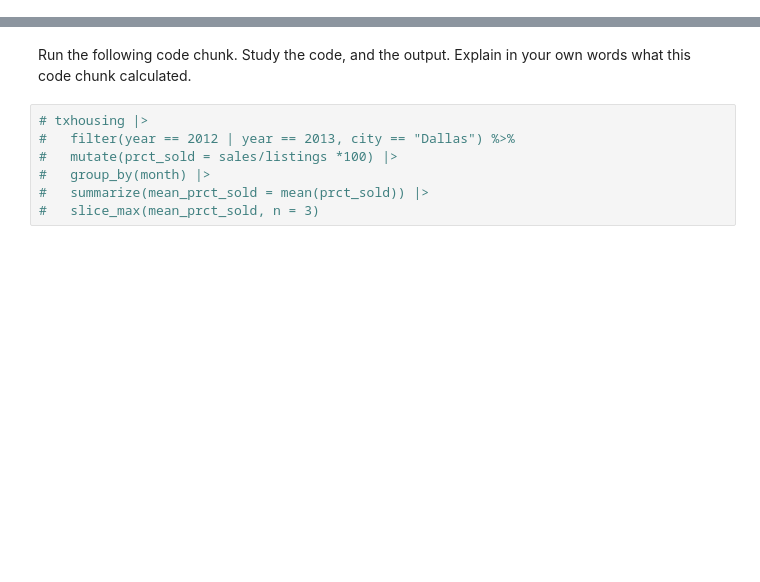
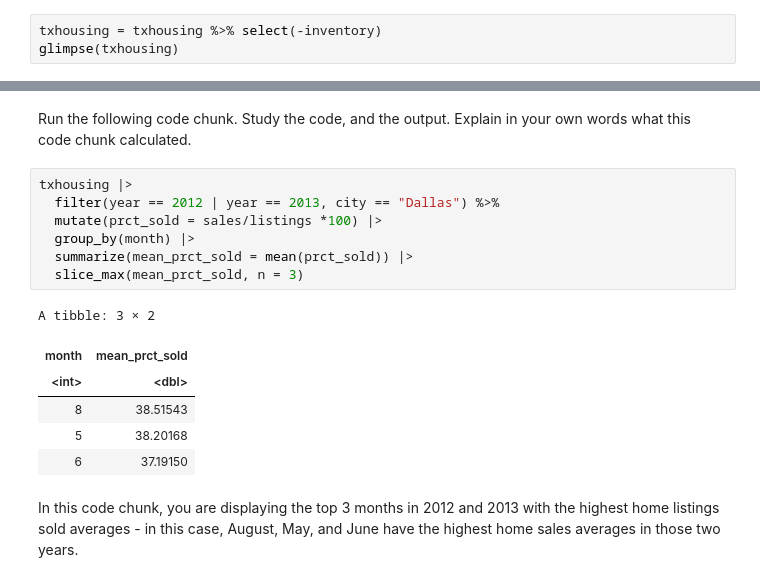
Before and after one commit to UNC-DATA-730/assignment-2-data-viz-and-wrangling-agreen8911, a Jupyter notebook: assignment2.ipynb, the cells around one changed output, grey strips where cells are left out. Cells and saved outputs as stored; diff of their text form; blank space fills up the shorter version.

```diff
--- a/assignment2.ipynb
+++ b/assignment2.ipynb
@@ -79,2 +110,5 @@ First we are going to bring in a data set to practice with called `txhousing`. Y
 # %% [markdown]
 Write a code chunk to remove the inventory variable. Save the results in a data frame called `txhousing`. Use `glimpse` or `head` to confirm you have removed the variable.
+# %%
+txhousing = txhousing %>% select(-inventory)
+glimpse(txhousing)
@@ -89,9 +182,18 @@ Use `slice_max` to see the top 3 months with the greatest average percentage of
 # %% [markdown]
 Run the following code chunk. Study the code, and the output. Explain in your own words what this code chunk calculated.
 # %%
-# txhousing |>
-#   filter(year == 2012 | year == 2013, city == "Dallas") %>%
-#   mutate(prct_sold = sales/listings *100) |>
-#   group_by(month) |>
-#   summarize(mean_prct_sold = mean(prct_sold)) |>
-#   slice_max(mean_prct_sold, n = 3)
+txhousing |>
+  filter(year == 2012 | year == 2013, city == "Dallas") %>%
+  mutate(prct_sold = sales/listings *100) |>
+  group_by(month) |>
+  summarize(mean_prct_sold = mean(prct_sold)) |>
+  slice_max(mean_prct_sold, n = 3)
+# %% [output]
+A tibble: 3 × 2
+| month | mean_prct_sold |
+| <int> | <dbl> |
+| 8 | 38.51543 |
+| 5 | 38.20168 |
+| 6 | 37.19150 |
+# %% [markdown]
+In this code chunk, you are displaying the top 3 months in 2012 and 2013 with the highest home listings sold averages - in this case, August, May, and June have the highest home sales averages in those two years.
```
Also changed, not shown: parts of 9 cells of this notebook.
